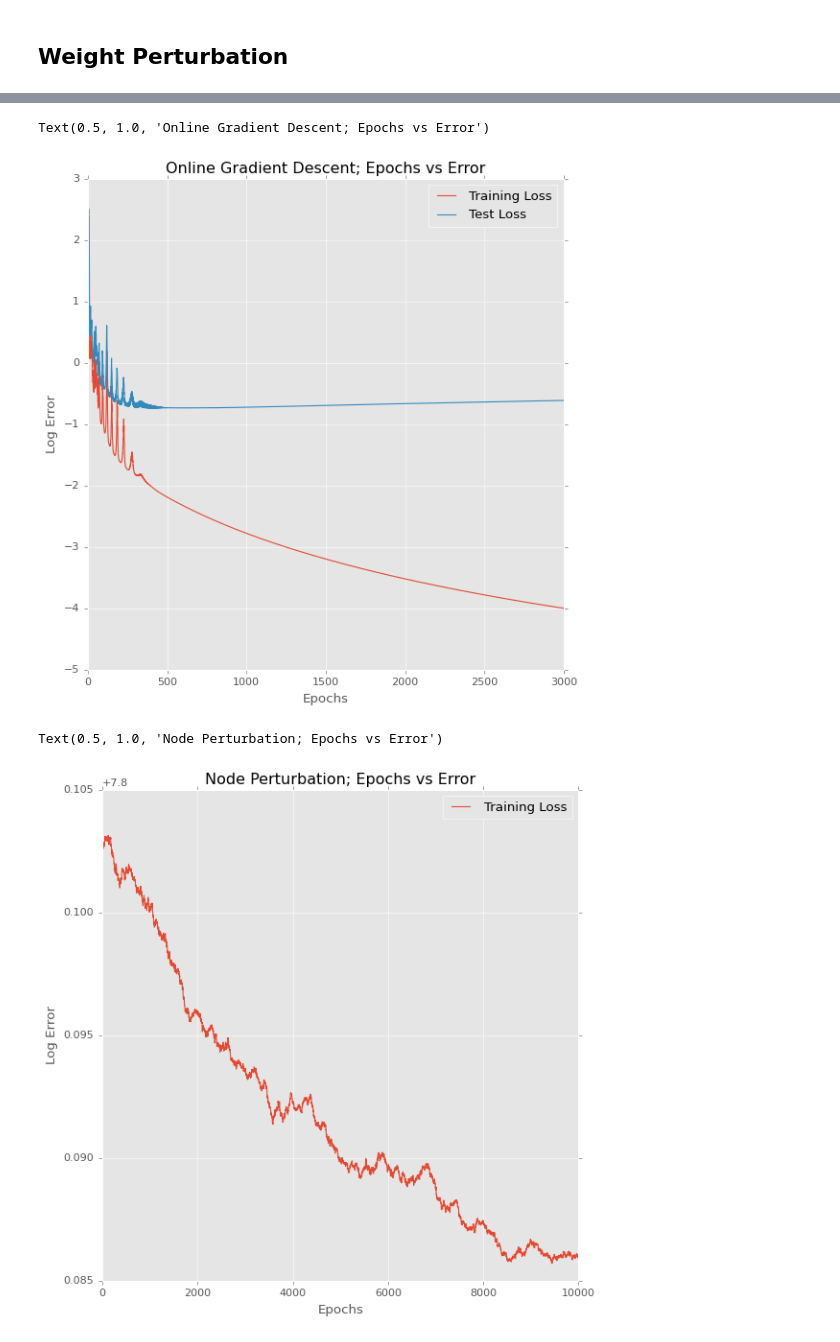
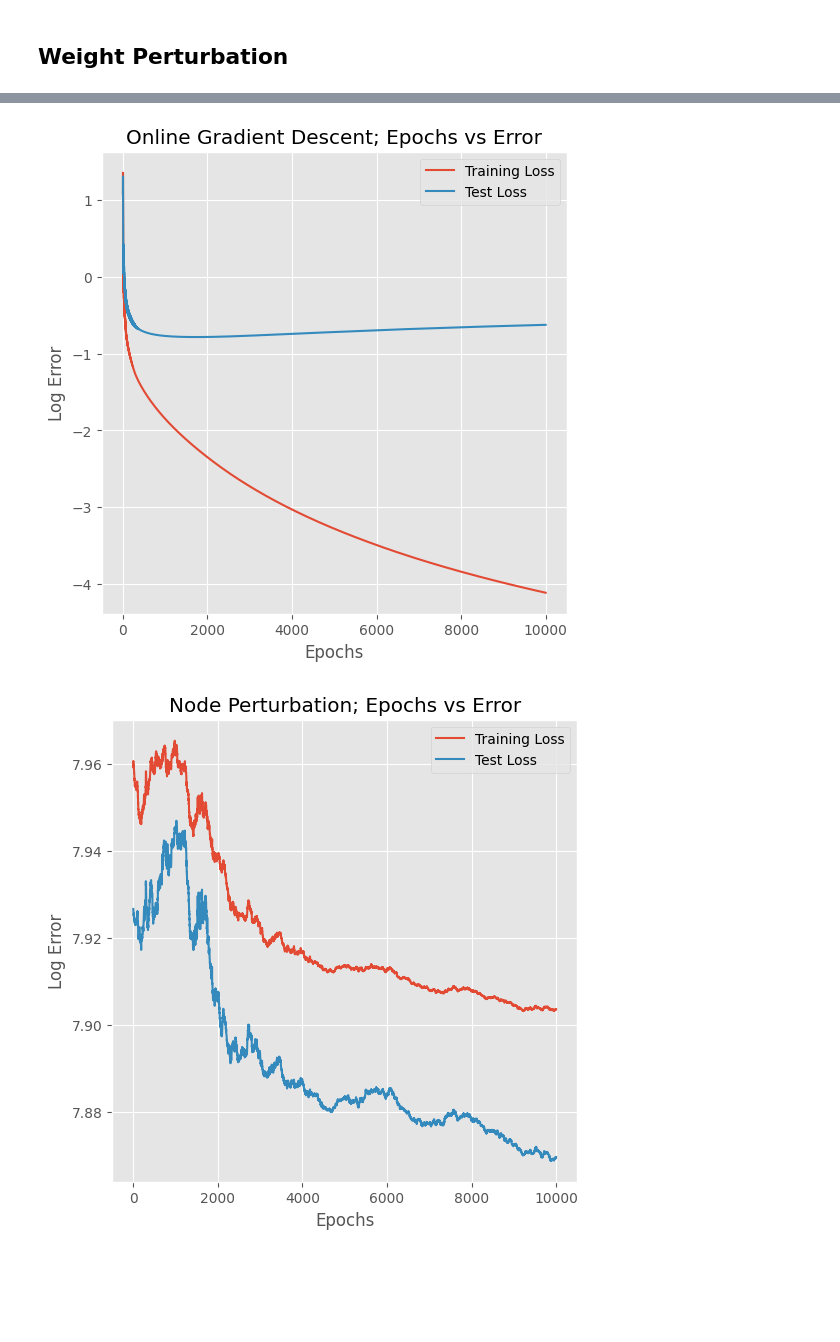
Before and after one commit to RubberNoodles/meta-MARL-neuronal-NN, a Jupyter notebook: fixed_policy.ipynb, the cells around one changed output, grey strips where cells are left out. Saved outputs shown, nothing was run; the diff lists cells and outputs as text; code cells hidden in the pictures; blank space fills up the shorter version.

```diff
--- a/fixed_policy.ipynb
+++ b/fixed_policy.ipynb
@@ -52,11 +58,11 @@ wy_dad = torch.normal(torch.zeros(Ly,Lh), torch.ones(Ly,Lh))
 N = 512
 x = torch.normal(torch.zeros(N, Lx), torch.ones(N, Lx))
 
-zeta = torch.normal(torch.zeros(N,Ly), 0.1*torch.ones(N,Ly))
+zeta = torch.normal(torch.zeros(N,Ly), 0.01*torch.ones(N,Ly))
 target = (wy_dad @ F.relu(wh_dad @ x.T)).T + zeta
 
-optimizer = optim.SGD(net.parameters(), lr=0.01)
-epochs = torch.arange(1e5)
+optimizer = optim.SGD(net_ts.parameters(), lr=0.001)
+epochs = torch.arange(1e4)
 criterion = nn.MSELoss()
 # %%
 errors = []
@@ -70,11 +76,10 @@ for epoch in epochs:
   loss.backward()
   optimizer.step()
 
-  # update_online(w,x, 1/(13+N))
   with torch.no_grad():
     test_N = 1000
     x_test = torch.normal(torch.zeros(test_N, Lx), torch.ones(test_N, Lx))
-    zeta = torch.normal(torch.zeros(test_N,Ly), 0.1*torch.ones(test_N,Ly))
+    zeta = torch.normal(torch.zeros(test_N,Ly), 0.01*torch.ones(test_N,Ly))
     test_target = (wy_dad @ F.relu(wh_dad @ x_test.T)).T + zeta
     test_output = net_ts(x_test)
     test_loss = criterion(test_output, test_target)
@@ -82,11 +87,12 @@ for epoch in epochs:
 
   errors.append(float(torch.log(loss)))
 
-plt.figure(figsize = (8,8))
+plt.figure(figsize = (6,6))
 plt.plot(epochs, errors, label = "Training Loss")
 plt.plot(epochs, test_errors, label = "Test Loss")
 plt.legend()
 plt.xlabel("Epochs")
 plt.ylabel("Log Error")
 plt.title("Online Gradient Descent; Epochs vs Error")
+plt.savefig("sgd_ts.png")
 # %% [output]
@@ -294,8 +299,8 @@ torch_test_X = torch.from_numpy(proj_test_X)
 
 torch_Y = torch.from_numpy(train_y[:N]).to(torch.int64)
 torch_test_Y = torch.from_numpy(test_y[:N]).to(torch.int64)
-#y_onehot = F.one_hot(torch_Y)
-#y_test_onehot = F.one_hot(torch_test_Y)
+y_onehot = F.one_hot(torch_Y)
+y_test_onehot = F.one_hot(torch_test_Y)
 # %%
 
 Lx = 10 # Inputs
@@ -319,12 +324,13 @@ class Net(nn.Module):
 net = Net().double()
 ## The idea is we want the son to converge to the dad.
 
-optimizer = optim.SGD(net.parameters(), lr=0.03)
-epochs = torch.arange(3e3)
+optimizer = optim.SGD(net.parameters(), lr=0.01)
+epochs = torch.arange(1e4)
 criterion = nn.CrossEntropyLoss()
 
 errors = []
 test_errors = []
+accuracy_torch = []
 
 for epoch in epochs:
 
@@ -339,19 +345,22 @@ for epoch in epochs:
     test_output = net(torch_test_X)
     test_loss = criterion(test_output, torch_test_Y)
     test_errors.append(float(torch.log(test_loss)))
+    o = torch.argmax(test_output, axis = 1)
+    t = torch.argmax(y_test_onehot, axis = 1)
+    accuracy_torch.append(100*torch.where(o-t == 0, 1, 0).sum()/N)
 
   errors.append(float(torch.log(loss)))
 
-plt.figure(figsize = (8,8))
+plt.figure(figsize = (6,6))
 plt.plot(epochs, errors, label = "Training Loss")
 plt.plot(epochs, test_errors, label = "Test Loss")
 plt.legend()
 plt.xlabel("Epochs")
 plt.ylabel("Log Error")
 plt.title("Online Gradient Descent; Epochs vs Error")
+plt.savefig("sgd_mnist.png")
 # %% [output]
-Text(0.5, 1.0, 'Online Gradient Descent; Epochs vs Error')
-[figure, old version]
+[figure, new version]
 # %%
 def softmax(a):
         '''Each row will be converted to a set of probabilities by softmax'''
@@ -379,45 +388,49 @@ wy_son = np.random.normal(size = (Ly,Lh))
 
 errors = []
 test_errors = []
-testing = False
+accuracy_np = []
+testing = True
 
 x = torch_X.numpy() # In transposed form for
 target = y_onehot.numpy()
 
 loss_fn = cross_entropy_loss
-epochs = torch.arange(10000)
+epochs = torch.arange(1e4)
 
 x_test = torch_test_X.numpy()
 test_target = y_test_onehot.numpy()
 
 for epoch in epochs:
-  eta = 1e-5
+  eta = 1e-4
 
   hidden_update, final_update, err = update_node_pert((wy_son, wh_son), x, target, eta, sigma = 1/(Lh*Ly), loss_fn=loss_fn)
   wh_son -= hidden_update
   wy_son -= final_update
 
   wh_son = (wh_son - wh_son.mean())/wh_son.std()
   wy_son = (wy_son - wy_son.mean())/wy_son.std()
 
   if testing:
     test_output = (wy_son @ relu(wh_son @ x_test.T)).T
     test_loss = loss_fn(test_target, test_output)
     test_errors.append(float(np.log(test_loss)))
+    o = np.argmax(test_output, axis = 1)
+    t = np.argmax(test_target, axis = 1)
+    accuracy_np.append(100*np.where(o-t == 0, 1, 0).sum()/N)
 
   errors.append(np.log(err))
 
-plt.figure(figsize = (8,8))
+plt.figure(figsize = (6,6))
 plt.plot(epochs, errors, label = "Training Loss")
 if testing:
     plt.plot(epochs, test_errors, label = "Test Loss")
 plt.legend()
 plt.xlabel("Epochs")
 plt.ylabel("Log Error")
 plt.title("Node Perturbation; Epochs vs Error")
+plt.savefig("np_mnist.png")
 # %% [output]
-Text(0.5, 1.0, 'Node Perturbation; Epochs vs Error')
-[figure, old version]
+[figure, new version]
 # %%
 o = np.argmax(test_output, axis = 1)
 t = np.argmax(test_target, axis = 1)
```
Also changed, not shown: parts of 10 cells of this notebook, 30 other files.
